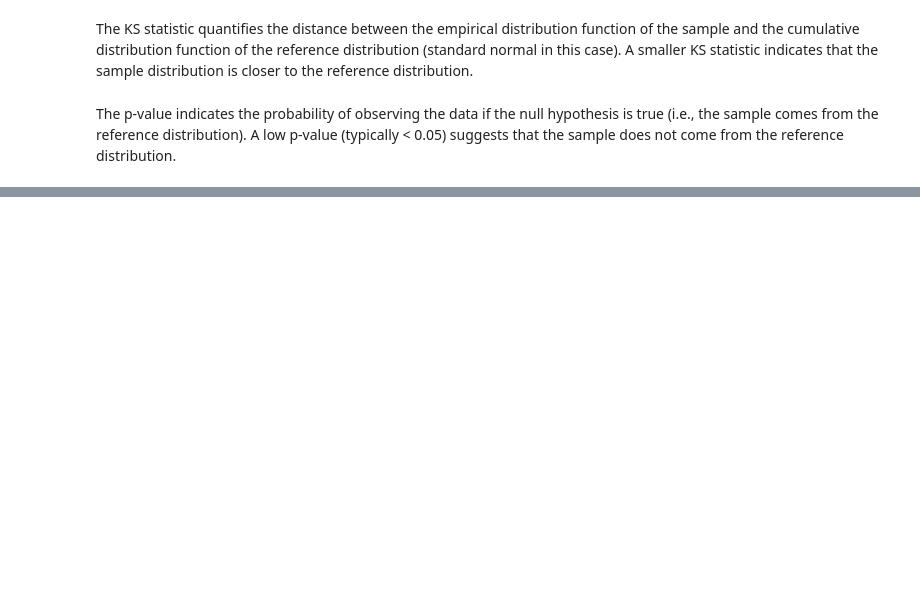
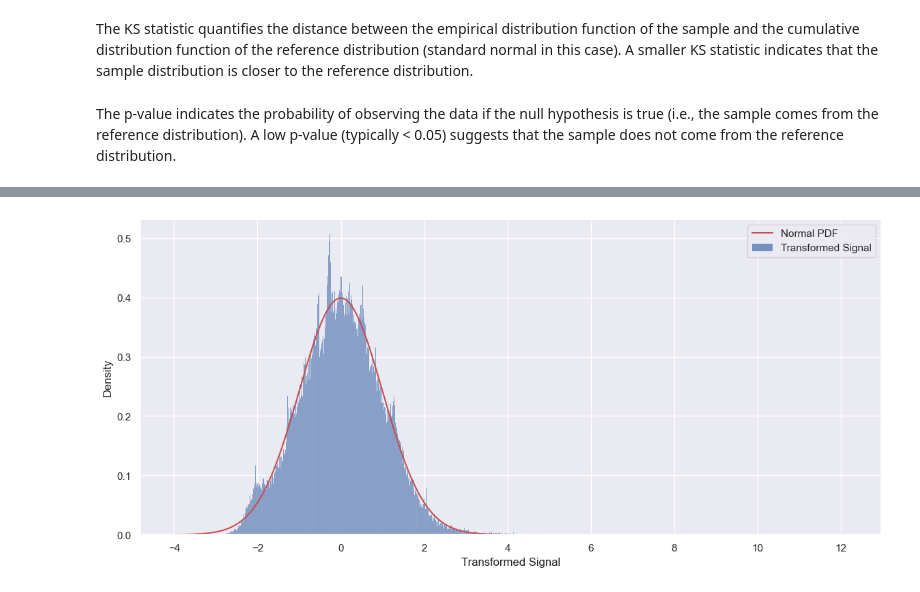
Before and after one commit to cvxgrp/spcqe, a Jupyter notebook: notebooks/Aramis/extrapolation_demo.ipynb, the cells around one changed output, grey strips where cells are left out. Cells and saved outputs as stored; diff of their text form; code cells hidden in the pictures; blank space fills up the shorter version.

```diff
--- a/notebooks/Aramis/extrapolation_demo.ipynb
+++ b/notebooks/Aramis/extrapolation_demo.ipynb
@@ -152,0 +149,27 @@ spq.plot_tail_transformation(sig, transf, 'lower', idx, 0.8);
+# %%
+extrapolate = 'linear'
+
+spq_lin = SmoothPeriodicQuantiles(
+        num_harmonics=[12, 3],
+        periods=[nvals_dil, 365.24225*nvals_dil],
+        standing_wave=[True, False],
+        trend=False,
+        quantiles=q1,
+        weight=10,
+        problem='sequential',
+        solver='qss',
+        extrapolate=extrapolate,
+    )
+spq_lin.fit(sig)
+
+transf_lin = spq_lin.transform(sig)
+inv_lin = spq_lin.inverse_transform(transf_lin)
+# %%
+# Remove night-time data
+transf_day_lin = transf_lin.copy()
+transf_day_lin[::nvals_dil] = np.nan
+
+# Plot pdf
+spq_lin.plot_pdf(transf_day_lin);
+# %% [output]
+[figure, added]
```
Also changed, not shown: parts of 13 cells of this notebook, 3 other files.
